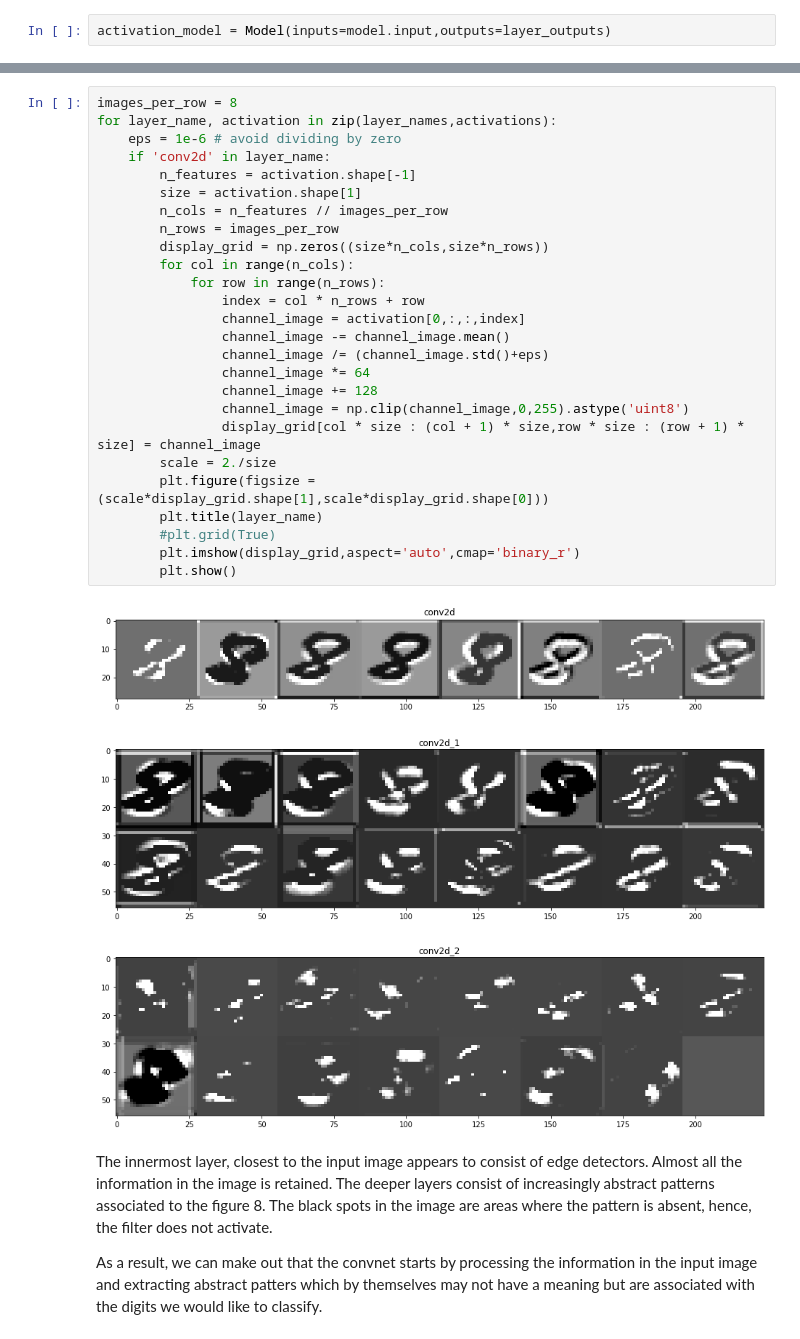
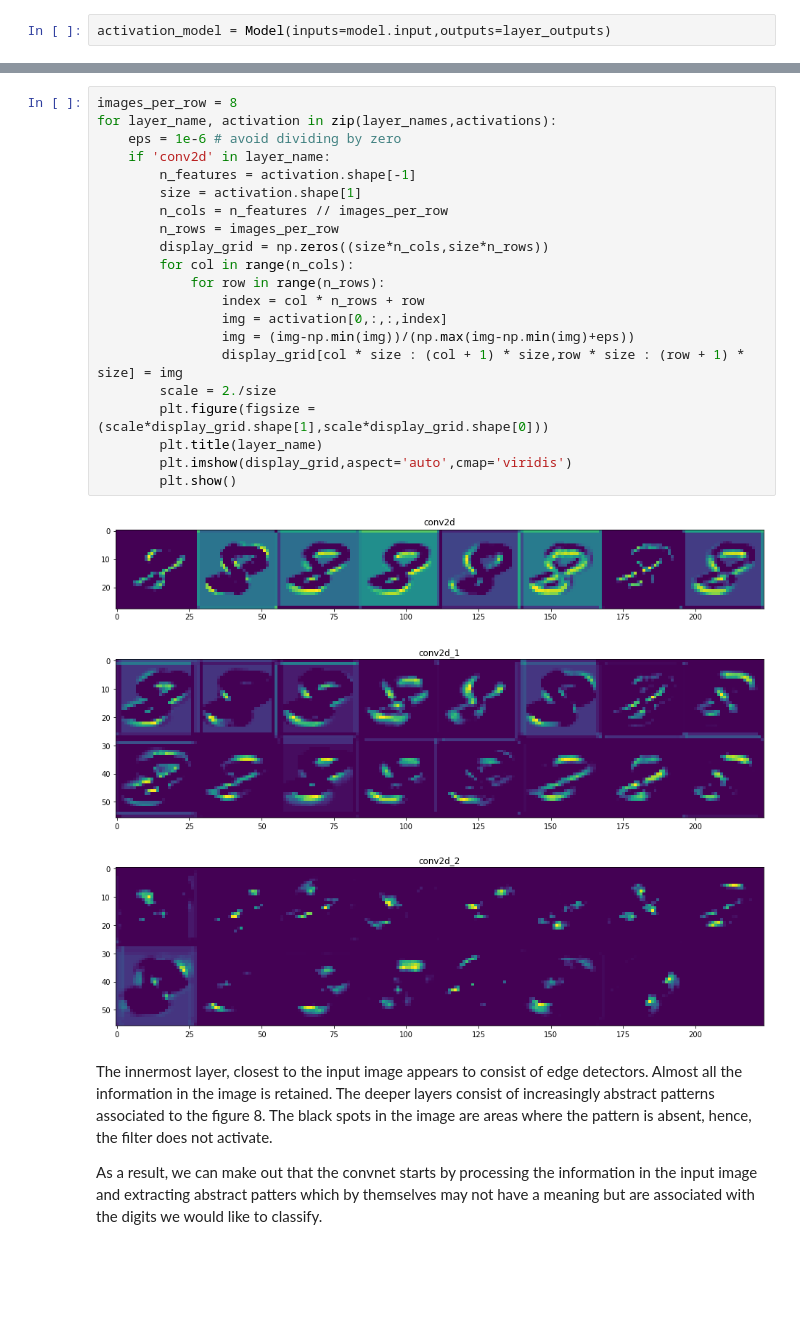
Before and after one commit to shaileshlal/LectML, a Jupyter notebook: ConvolutionalNeuralNetworks/VisualizeConvNet.ipynb, the cells around one changed output, grey strips where cells are left out. Saved outputs shown, nothing was run; the diff lists cells and outputs as text; blank space fills up the shorter version.

```diff
--- a/ConvolutionalNeuralNetworks/VisualizeConvNet.ipynb
+++ b/ConvolutionalNeuralNetworks/VisualizeConvNet.ipynb
@@ -205,33 +211,28 @@ activations = activation_model.predict(imgs)
 # %%
 images_per_row = 8
 for layer_name, activation in zip(layer_names,activations):
     eps = 1e-6 # avoid dividing by zero
     if 'conv2d' in layer_name:
         n_features = activation.shape[-1]
         size = activation.shape[1]
         n_cols = n_features // images_per_row
         n_rows = images_per_row
         display_grid = np.zeros((size*n_cols,size*n_rows))
         for col in range(n_cols):
             for row in range(n_rows):
                 index = col * n_rows + row
-                channel_image = activation[0,:,:,index]
-                channel_image -= channel_image.mean()
-                channel_image /= (channel_image.std()+eps)
-                channel_image *= 64
-                channel_image += 128
-                channel_image = np.clip(channel_image,0,255).astype('uint8')
-                display_grid[col * size : (col + 1) * size,row * size : (row + 1) * size] = channel_image
+                img = activation[0,:,:,index]
+                img = (img-np.min(img))/(np.max(img-np.min(img)+eps))
+                display_grid[col * size : (col + 1) * size,row * size : (row + 1) * size] = img
         scale = 2./size
         plt.figure(figsize = (scale*display_grid.shape[1],scale*display_grid.shape[0]))
         plt.title(layer_name)
-        #plt.grid(True)
-        plt.imshow(display_grid,aspect='auto',cmap='binary_r')
+        plt.imshow(display_grid,aspect='auto',cmap='viridis')
         plt.show()
 # %% [output]
-[figure, old version]
+[figure, new version]
-[figure, old version]
+[figure, new version]
-[figure, old version]
+[figure, new version]
 # %% [markdown]
 The innermost layer, closest to the input image appears to consist of edge detectors. Almost all the information in the image is retained. The deeper layers consist of increasingly abstract patterns associated to the figure 8. The black spots in the image are areas where the pattern is absent, hence, the filter does not activate.
 
```
Also changed, not shown: parts of 5 cells of this notebook, 3 other files.
